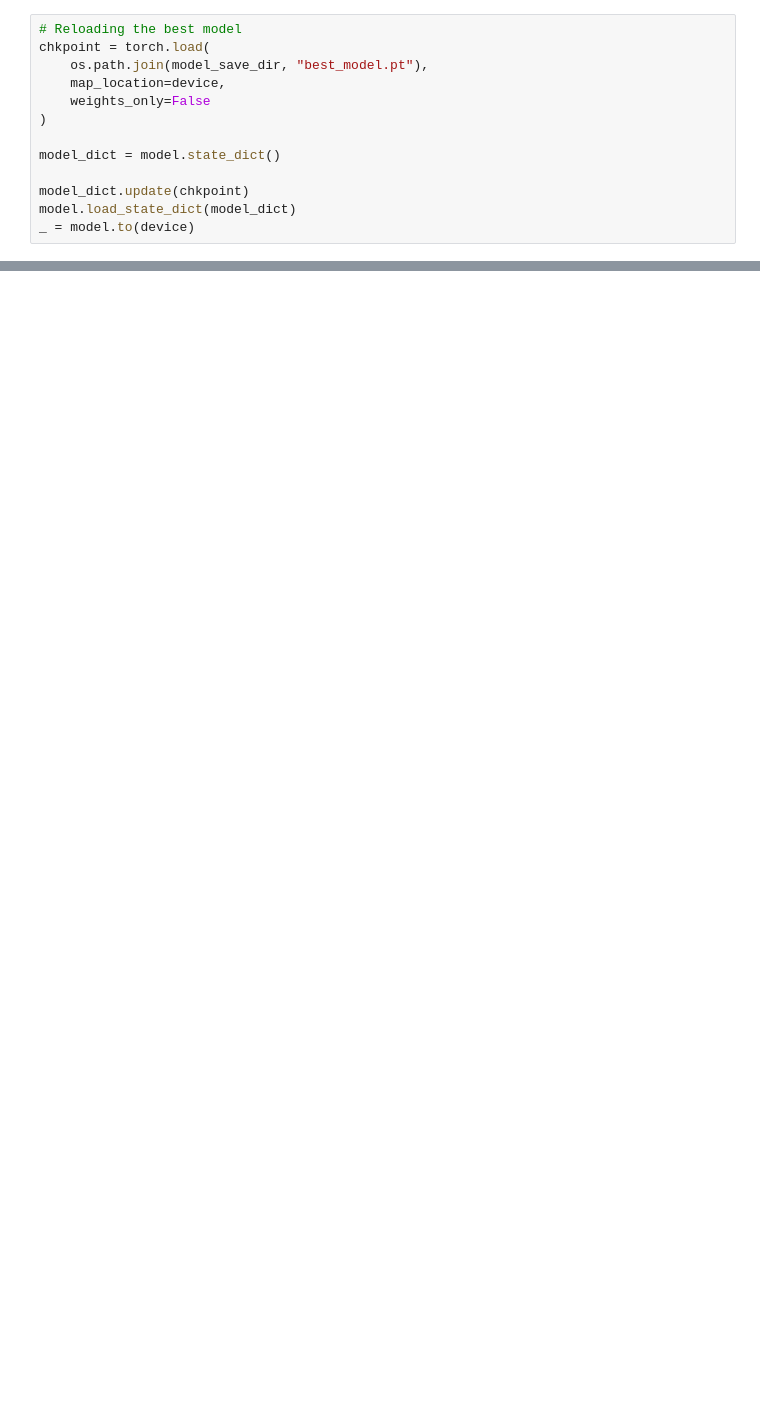
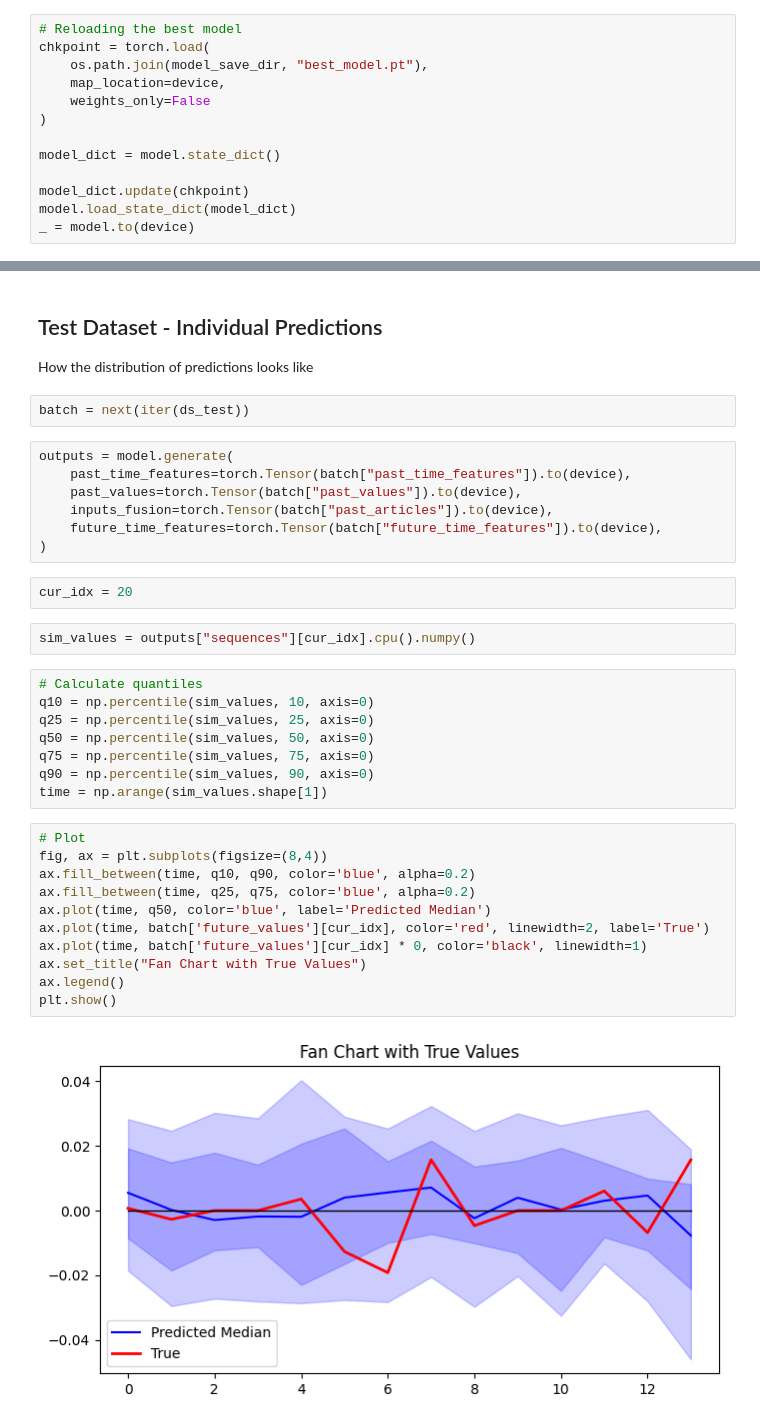
Before and after one commit to glebpnkv/fin-news, a Jupyter notebook: notebooks/04_model_informer.ipynb, the cells around one changed output, grey strips where cells are left out. Cells and saved outputs as stored; diff of their text form; blank space fills up the shorter version.

```diff
--- a/notebooks/04_model_informer.ipynb
+++ b/notebooks/04_model_informer.ipynb
@@ -300,0 +388,38 @@ _ = model.to(device)
+# %% [markdown]
+## Test Dataset - Individual Predictions
+
+How the distribution of predictions looks like
+# %%
+batch = next(iter(ds_test))
+# %%
+outputs = model.generate(
+    past_time_features=torch.Tensor(batch["past_time_features"]).to(device),
+    past_values=torch.Tensor(batch["past_values"]).to(device),
+    inputs_fusion=torch.Tensor(batch["past_articles"]).to(device),
+    future_time_features=torch.Tensor(batch["future_time_features"]).to(device),
+)
+# %%
+cur_idx = 20
+# %%
+sim_values = outputs["sequences"][cur_idx].cpu().numpy()
+# %%
+# Calculate quantiles
+q10 = np.percentile(sim_values, 10, axis=0)
+q25 = np.percentile(sim_values, 25, axis=0)
+q50 = np.percentile(sim_values, 50, axis=0)
+q75 = np.percentile(sim_values, 75, axis=0)
+q90 = np.percentile(sim_values, 90, axis=0)
+time = np.arange(sim_values.shape[1])
+# %%
+# Plot
+fig, ax = plt.subplots(figsize=(8,4))
+ax.fill_between(time, q10, q90, color='blue', alpha=0.2)
+ax.fill_between(time, q25, q75, color='blue', alpha=0.2)
+ax.plot(time, q50, color='blue', label='Predicted Median')
+ax.plot(time, batch['future_values'][cur_idx], color='red', linewidth=2, label='True')
+ax.plot(time, batch['future_values'][cur_idx] * 0, color='black', linewidth=1)
+ax.set_title("Fan Chart with True Values")
+ax.legend()
+plt.show()
+# %% [output]
+[figure, added]
```
Also changed, not shown: parts of 11 cells of this notebook, 1 other file.
